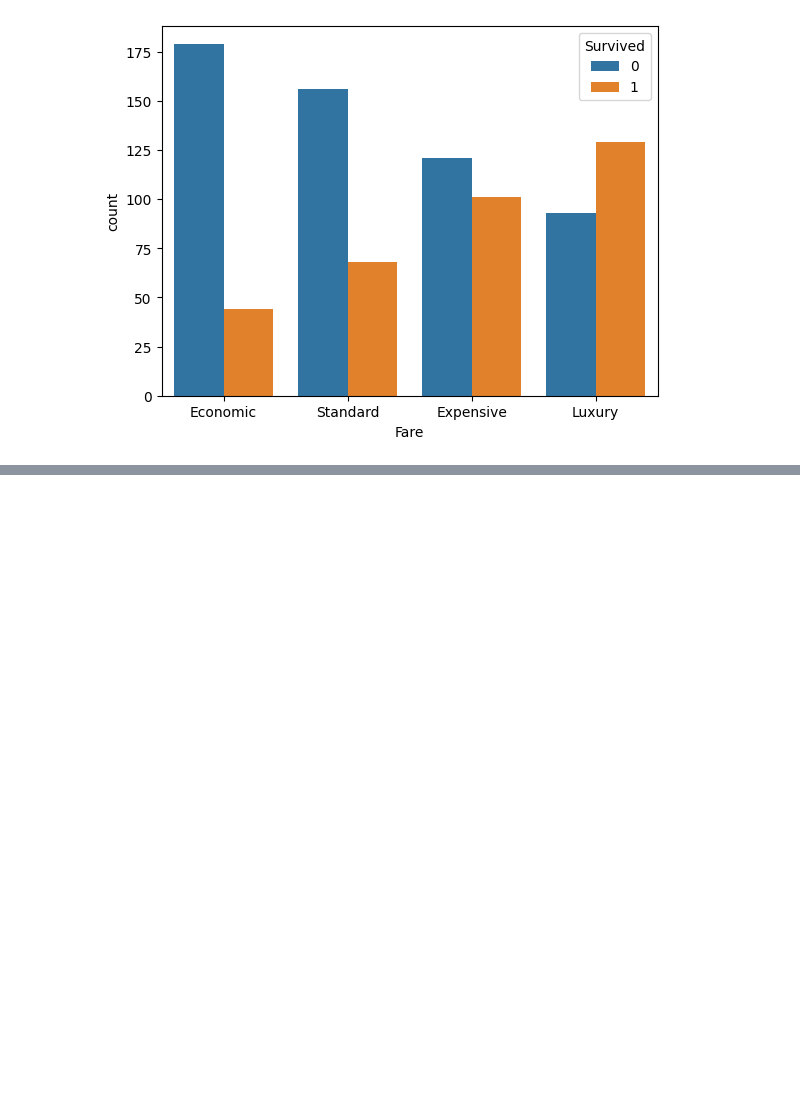
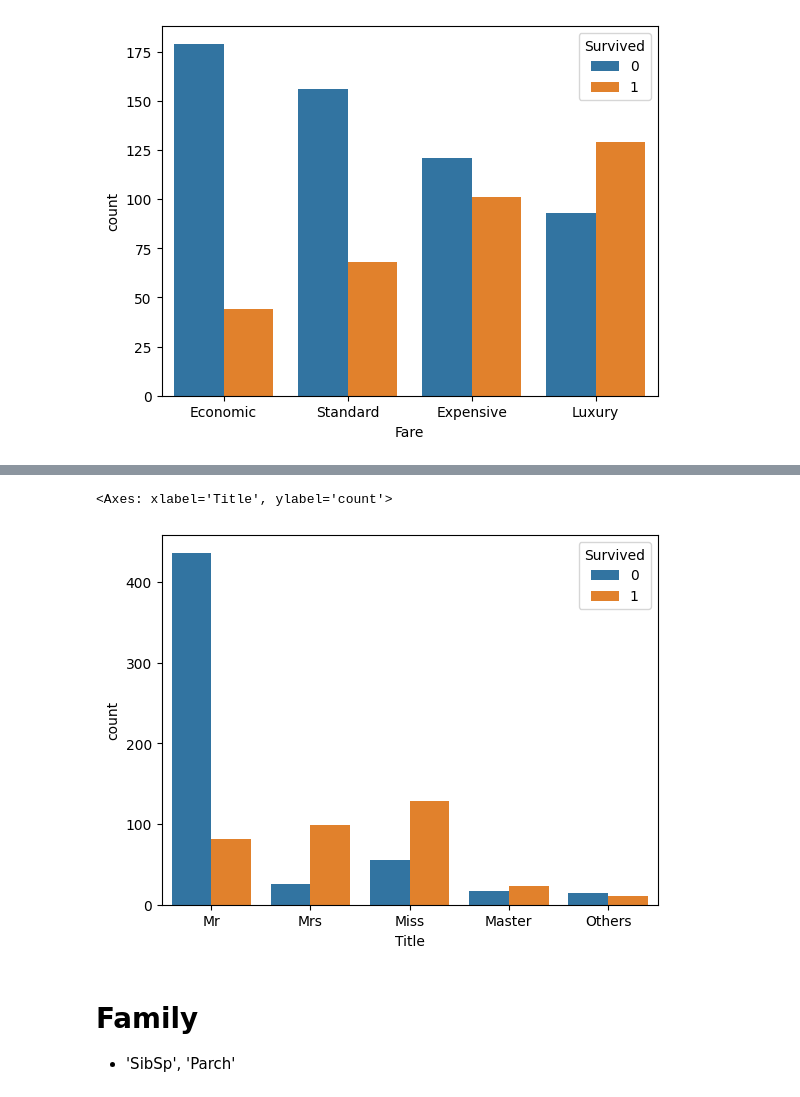
Before and after one commit to Azure06072005/Learning-Data-Science, a Jupyter notebook: DS_lab6/DS_lab6.ipynb, the cells around one changed output, grey strips where cells are left out. Drawn from its saved outputs; the diff is of its cells as text; code cells hidden in the pictures; blank space fills up the shorter version.

```diff
--- a/DS_lab6/DS_lab6.ipynb
+++ b/DS_lab6/DS_lab6.ipynb
@@ -283,0 +378,10 @@ sns.countplot(x=quartile_data, hue=train_df['Survived'])
+# %%
+def group_title(title):
+    if title in ['Mr', 'Mrs', 'Miss', 'Master']:
+        return title
+    elif title == "Ms":
+        return "Miss"
+    else:
+        return "Others"
+train_df['Title'] = train_df['Title'].apply(lambda title: group_title(title))
+test_df['Title'] = test_df['Title'].apply(lambda title: group_title(title))
@@ -283,0 +408,8 @@ sns.countplot(x=quartile_data, hue=train_df['Survived'])
+# %%
+sns.countplot(data=train_df, x='Title', hue='Survived')
+# %% [output]
+<Axes: xlabel='Title', ylabel='count'>
+[figure, added]
+# %% [markdown]
+# Family
+- 'SibSp', 'Parch'
```
Also changed, not shown: parts of 34 cells of this notebook.
